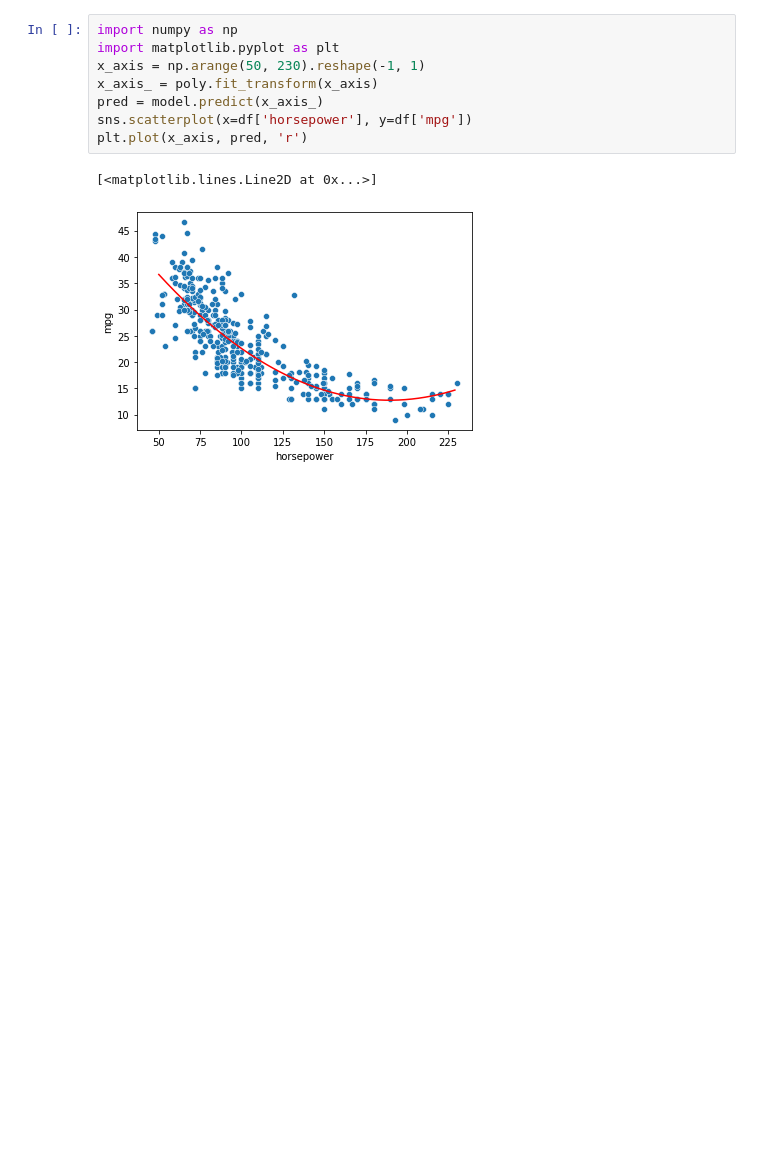
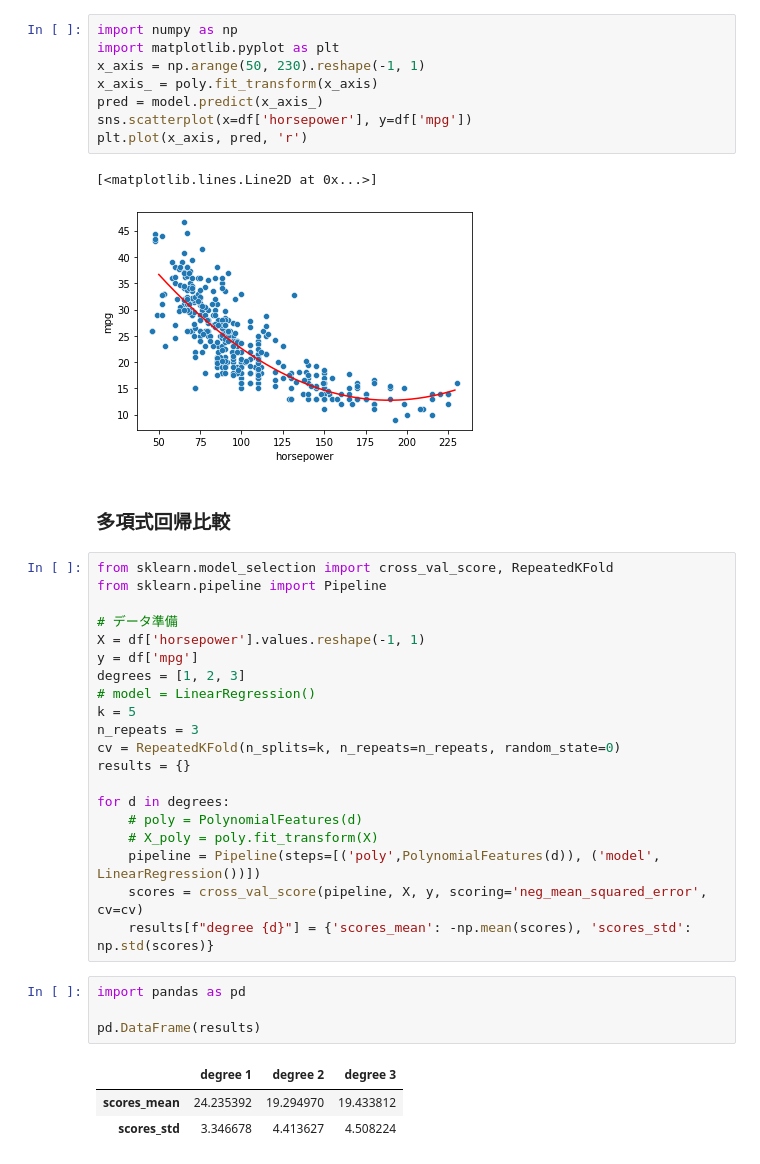
Before and after one commit to shu-suzuki-1124/machine_learning_practice, a Jupyter notebook: lesson7.ipynb, the cells around one changed output. Cells and saved outputs as stored; diff of their text form; blank space fills up the shorter version.

```diff
--- a/lesson7.ipynb
+++ b/lesson7.ipynb
@@ -31,3 +31,33 @@ plt.plot(x_axis, pred, 'r')
 # %% [output]
 [<matplotlib.lines.Line2D at 0x...>]
 [figure]
+# %% [markdown]
+### 多項式回帰比較
+# %%
+from sklearn.model_selection import cross_val_score, RepeatedKFold
+from sklearn.pipeline import Pipeline
+
+# データ準備
+X = df['horsepower'].values.reshape(-1, 1)
+y = df['mpg']
+degrees = [1, 2, 3]
+# model = LinearRegression()
+k = 5
+n_repeats = 3
+cv = RepeatedKFold(n_splits=k, n_repeats=n_repeats, random_state=0)
+results = {}
+
+for d in degrees:
+    # poly = PolynomialFeatures(d)
+    # X_poly = poly.fit_transform(X)
+    pipeline = Pipeline(steps=[('poly',PolynomialFeatures(d)), ('model', LinearRegression())])
+    scores = cross_val_score(pipeline, X, y, scoring='neg_mean_squared_error', cv=cv)
+    results[f"degree {d}"] = {'scores_mean': -np.mean(scores), 'scores_std': np.std(scores)}
+# %%
+import pandas as pd
+
+pd.DataFrame(results)
+# %% [output]
+|  | degree 1 | degree 2 | degree 3 |
+| scores_mean | 24.235392 | 19.294970 | 19.433812 |
+| scores_std | 3.346678 | 4.413627 | 4.508224 |
```
